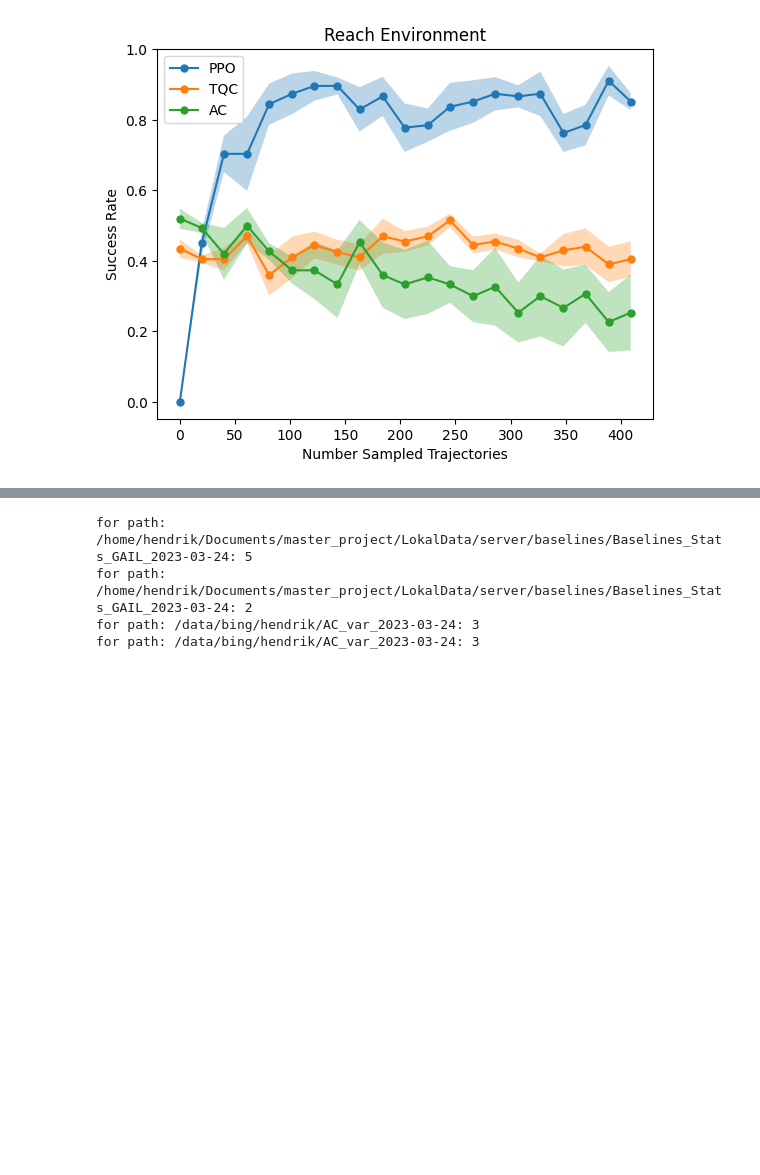
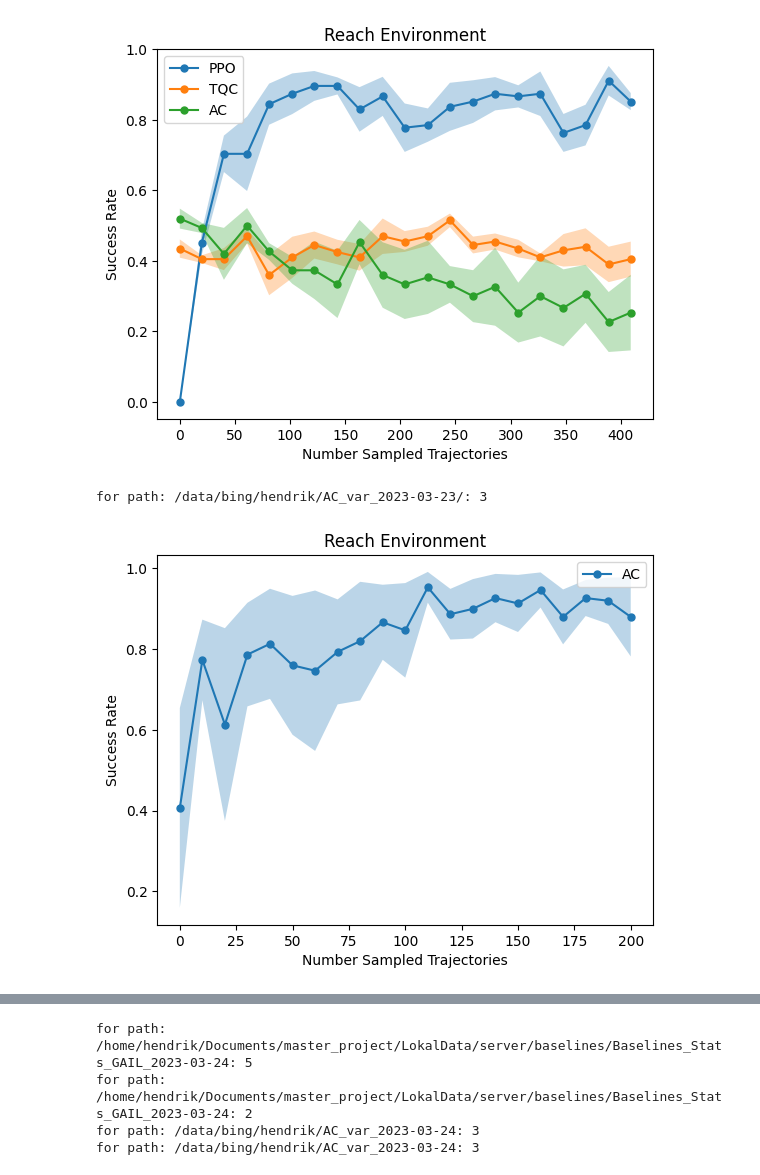
Before and after one commit to ReliableTree/ActiveCritic, a Jupyter notebook: src/active_critic/analyze_stats/analyze_stats.ipynb, the cells around one changed output, grey strips where cells are left out. Drawn from its saved outputs; the diff is of its cells as text; code cells hidden in the pictures; blank space fills up the shorter version.

```diff
--- a/src/active_critic/analyze_stats/analyze_stats.ipynb
+++ b/src/active_critic/analyze_stats/analyze_stats.ipynb
@@ -123,3 +123,21 @@ for path: /data/bing/hendrik/AC_var_2023-03-24/: 3
 for path: /home/hendrik/Documents/master_project/LokalData/server/baselines/Baselines_Stats_GAIL_2023-03-24: 4
 for path: /home/hendrik/Documents/master_project/LokalData/server/baselines/Baselines_Stats_GAIL_2023-03-25: 3
 [figure]
+# %%
+AC_path = '/data/bing/hendrik/AC_var_2023-03-23/'
+
+inculde_AC = ['drawerclosereinit tiny planner trainin eps: 200 opt mode: actor+plan demonstrations: 0, im_ph:False, training_episodes: 10, min critic: 5e-05, wd: 0.1, val_every: 6000', 'statsoptimized']
+exclude_AC = []
+
+make_plot(
+    paths=[AC_path],
+    includes=[inculde_AC],
+    excludes=[exclude_AC],
+    names=['AC'],
+    plot_name='Reach Environment',
+    save_path = None,
+    plot_closest=True
+    )
+# %% [output]
+for path: /data/bing/hendrik/AC_var_2023-03-23/: 3
+[figure, added]
```
Also changed, not shown: parts of 5 cells of this notebook.
